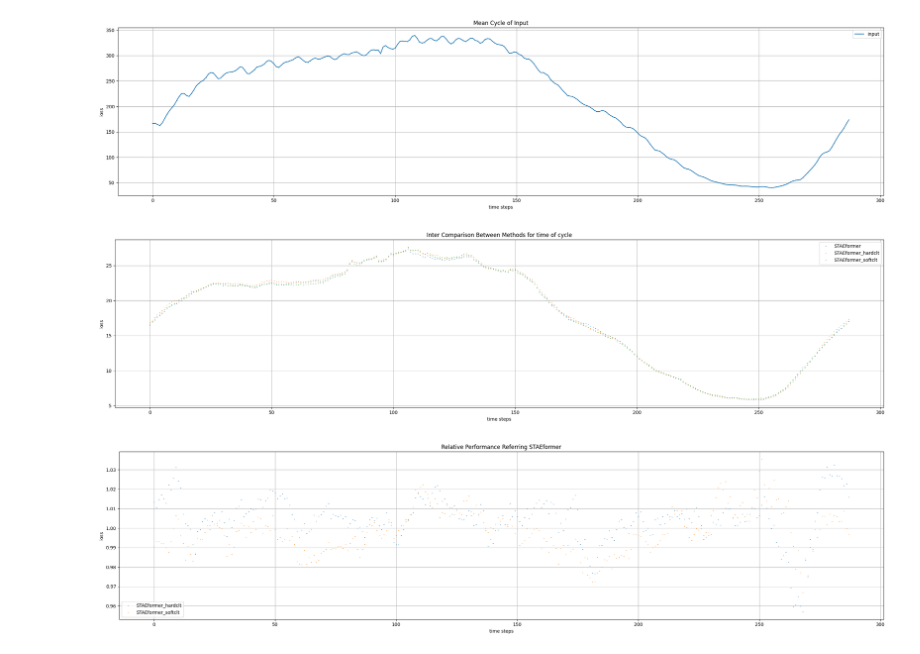
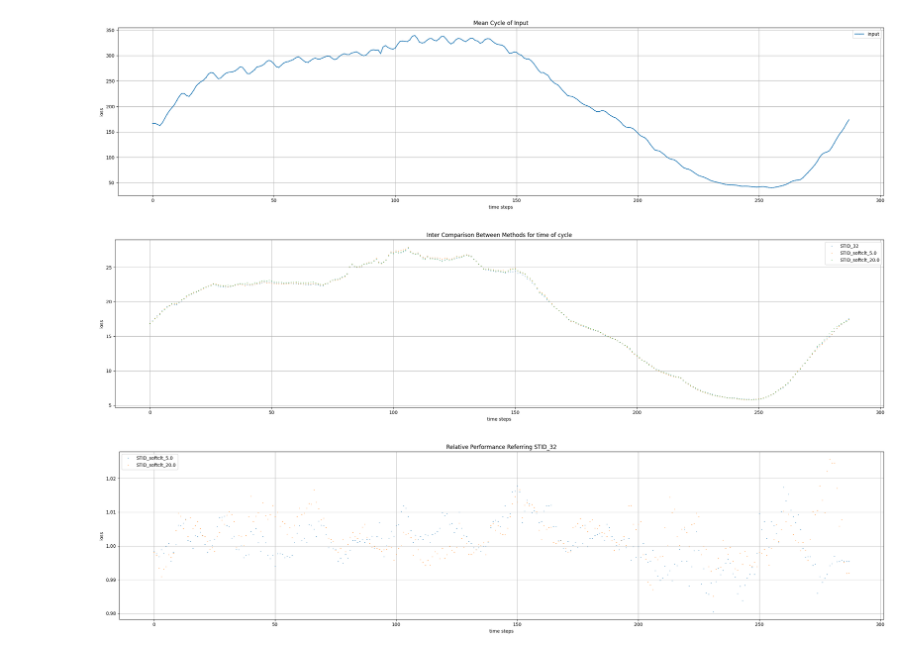
Before and after one commit to Dench991228/BasicTSD, a Jupyter notebook: basicts/visualize_mae_cycle_distri.ipynb, the cells around one changed output. Saved outputs shown, nothing was run; the diff lists cells and outputs as text; code cells hidden in the pictures.

```diff
--- a/basicts/visualize_mae_cycle_distri.ipynb
+++ b/basicts/visualize_mae_cycle_distri.ipynb
@@ -44,41 +44,43 @@ def visualize_mae_cycle_distri(method_result_files: List[str],
             x=[i for i in range(cycle_timestamps)], ys=relative_mae_grouped_by_time_of_cycle,
             y_names=relative_names, no_line=True)
 
 # 预测文件
 prediction_files = [
     #"../checkpoints/GraphWaveNet/PEMS04_100_12_12/2685972f0c44e3dab84cd76ce891c2d2/test_results.npz",
     #"../checkpoints/GraphWaveNet/PEMS04_100_12_12/204d63edef08cea9a54c3d15525300da/test_results.npz",
     #"../checkpoints/GraphWaveNet/PEMS04_100_12_12/ab145d5a465163b9802dc6b125aff13a/test_results.npz",
-    #"../checkpoints/STID/PEMS04_100_12_12/ff96cc50b3b20eef61520ddd13bab258/test_results.npz",
+    "../checkpoints/STID/PEMS04_100_12_12/ff96cc50b3b20eef61520ddd13bab258/test_results.npz",
     #"../checkpoints/STID_SSL/PEMS04_100_12_12/f4070dd766ed60e41ae5421edd829ac7/test_results.npz",
     #"../checkpoints/STID_SSL/PEMS04_100_12_12/29d9d6d2bcae90d670dfd5cac63d6357/test_results.npz",
     #"../checkpoints/STID_SSL/PEMS04_100_12_12/f72cf5669ced0b8a008b84b55b219423/test_results.npz",
     #"../checkpoints/STID_SSL/PEMS04_100_12_12/7d6a116ea47e29bdcbbbb033f1f5ed0d/test_results.npz",
-    #"../checkpoints/STID_SSL/PEMS04_100_12_12/119c6a87c0eb7b8fd25a6067f898e8f9/test_results.npz",
-    "../checkpoints/STAEformer/PEMS04_100_12_12/847a2ce08791eb89c3a325b199127003/test_results.npz",
-    "../checkpoints/STAEformer_SSL/PEMS04_100_12_12/6cb833695c71cb7ce824ef6ebdd71aab/test_results.npz",
-    "../checkpoints/STAEformer_SSL/PEMS04_100_12_12/fdd42066165f3fbe43950c8a6ed421eb/test_results.npz",
+    "../checkpoints/STID_SSL/PEMS04_100_12_12/119c6a87c0eb7b8fd25a6067f898e8f9/test_results.npz",
+    "../checkpoints/STID_SSL/PEMS04_100_12_12/ca823d088d70640096f9361ba25dc510/test_results.npz",
+    #"../checkpoints/STAEformer/PEMS04_100_12_12/847a2ce08791eb89c3a325b199127003/test_results.npz",
+    #"../checkpoints/STAEformer_SSL/PEMS04_100_12_12/6cb833695c71cb7ce824ef6ebdd71aab/test_results.npz",
+    #"../checkpoints/STAEformer_SSL/PEMS04_100_12_12/fdd42066165f3fbe43950c8a6ed421eb/test_results.npz",
 ]
 # 方法名称
 method_names = [
     #"GraphWavenet",
     #"GraphWavenet_softclt",
     #"GraphWavenet_hardclt",
-    #"STID_32",
+    "STID_32",
     #"STID_hardclt",
     #"STID_softclt",
     #"STID_softclt_0.5",
     #"STID_softclt_1.0",
-    #"STID_softclt_5.0",
-    "STAEformer",
-    "STAEformer_hardclt",
-    "STAEformer_softclt"
+    "STID_softclt_5.0",
+    "STID_softclt_20.0",
+    #"STAEformer",
+    #"STAEformer_hardclt",
+    #"STAEformer_softclt"
 
 ]
 # 时间步
 cts = 288
 visualize_mae_cycle_distri(prediction_files, method_names, cts, 0)
 # %% [output]
 [figure]
 [figure]
-[figure, old version]
+[figure, new version]
```
Also changed, not shown: 5 other files.
